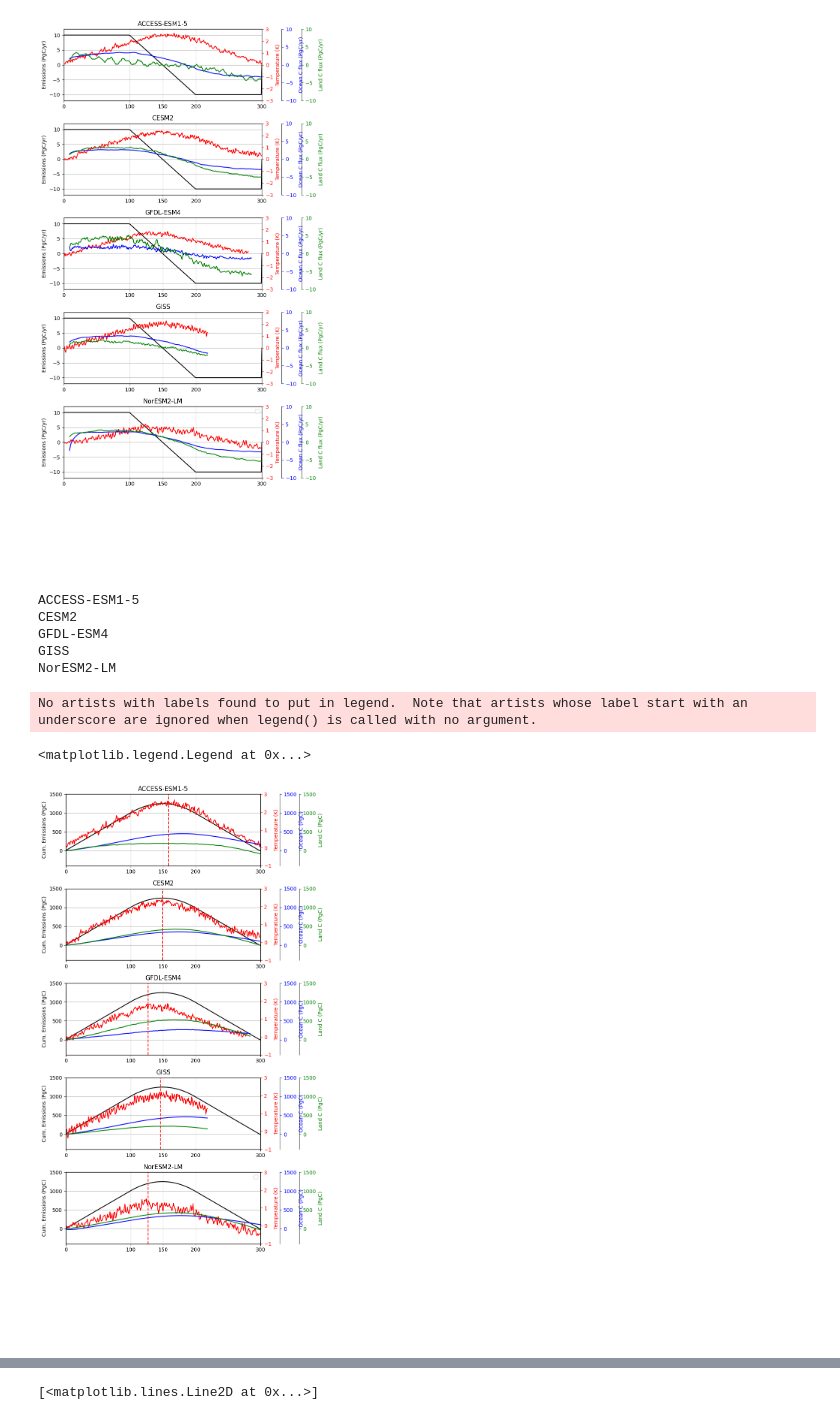
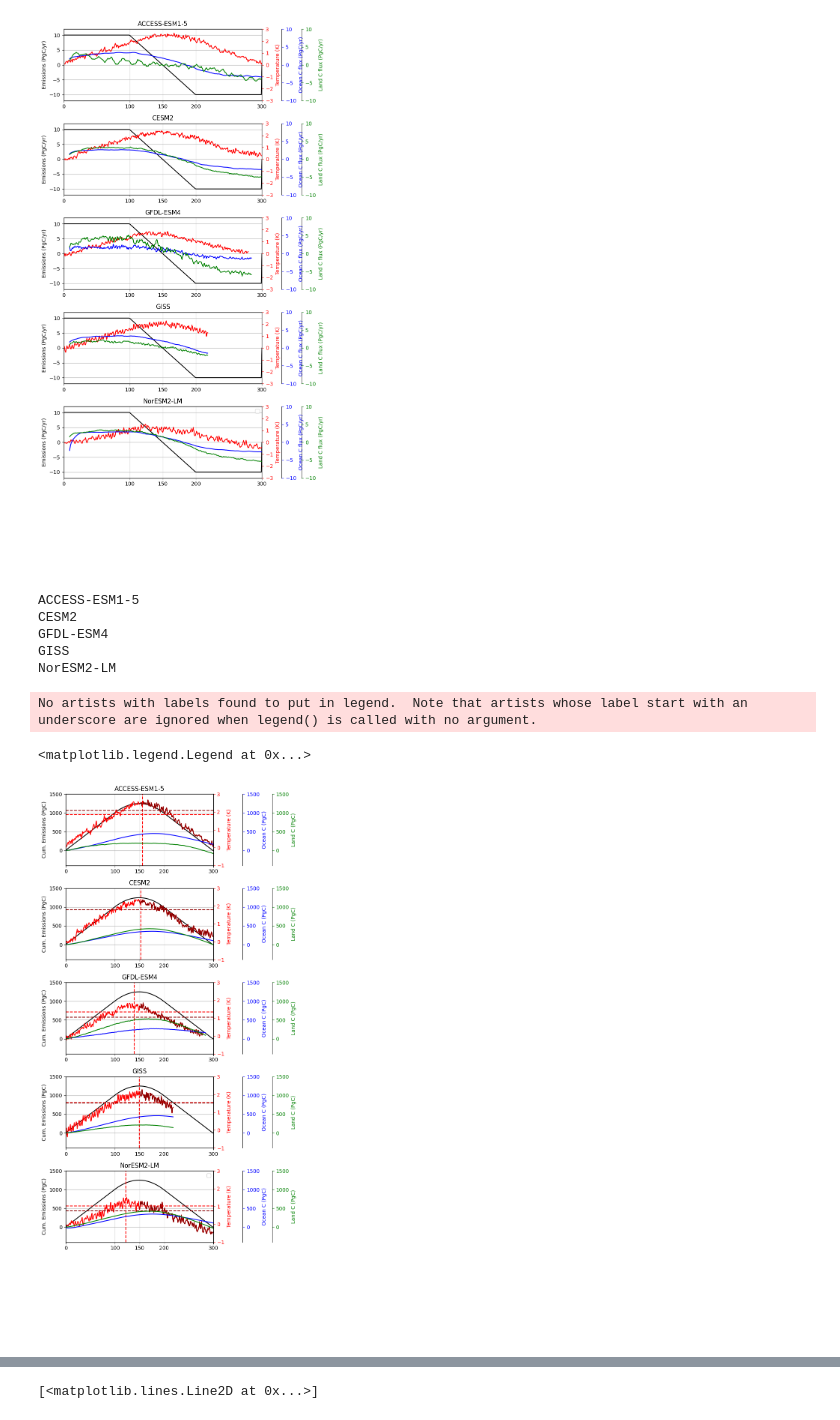
Before and after one commit to ckoven/esm-deck, a Jupyter notebook: flat10_scm.ipynb, the cells around one changed output, grey strips where cells are left out. Saved outputs shown, nothing was run; the diff lists cells and outputs as text; code cells hidden in the pictures.

```diff
--- a/flat10_scm.ipynb
+++ b/flat10_scm.ipynb
@@ -536,6 +530,8 @@ plot_range(t_100pl-t_100,axs[0])
 for i,m in enumerate(mdls):
     axs[0].plot(ed[m]['flat10-zec']['tas'][100:].rolling(year=10).mean()-ed[m]['flat10']['tas'][90:110].mean(),'k')
 axs[0].set_ylim([-.5,.5])
+axs[0].set_ylabel('K')
+
 axs[0].set_title('Fair, ZEC')
 
 plot_range(m_100pl-m_100,axs[1])
@@ -543,16 +539,19 @@ for i,m in enumerate(mdls):
     axs[1].plot(ed[m]['flat10-zec']['tas'][100:].rolling(year=10).mean()-ed[m]['flat10']['tas'][90:110].mean(),'k')
     axs[1].set_ylim([-.5,.5])
 axs[1].set_title('MAGICC, ZEC')
+axs[1].set_ylabel('K')
 
 plot_range(ds_fair.temperature.sel(scenario='esm-flat10_cdr').isel(time=slice(100,300))-t_100,axs[2])
 for i,m in enumerate(mdls):
     axs[2].plot(ed[m]['flat10-cdr']['tas'][100:].rolling(year=10).mean()-ed[m]['flat10']['tas'][90:110].mean(),'k')
 axs[2].set_ylim([-4,1])
 axs[2].set_title('Fair, CDR')
+axs[2].set_ylabel('K')
 
 plot_range(ds_magicc.temperature.sel(scenario='esm-flat10_cdr').isel(time=slice(100,300)).T-m_100,axs[3])
 for i,m in enumerate(mdls):
     axs[3].plot(ed[m]['flat10-cdr']['tas'][100:].rolling(year=10).mean()-ed[m]['flat10']['tas'][90:110].mean(),'k')
     axs[3].set_ylim([-4,1])
 axs[3].set_title('MAGICC, CDR')
+axs[3].set_ylabel('K')
 # %% [output]
@@ -652,15 +651,23 @@ for i,m in enumerate(mdls):
     twin2 = axs[i].twinx()
     twin3 = axs[i].twinx()
 
-    twin2.spines.right.set_position(("axes", 1.1))
-    twin3.spines.right.set_position(("axes", 1.2))
+    twin2.spines.right.set_position(("axes", 1.2))
+    twin3.spines.right.set_position(("axes", 1.4))
 
     axs[i].plot(np.arange(1700,2020),np.cumsum(e_flat10_cdr['Emission Rate (PgC a-1)']),'k')
 
     try:
         (ed[m]['flat10-cdr']['tas']-ed[m]['flat10']['tas'][0]).plot(color='red',ax=twin1,label='flat10')
-        mxy=ed[m]['flat10-cdr']['tas'].rolling(year=20, center=True).mean().idxmax()
-        plt.axvline(mxy,color='r',linestyle='--')
+        (ed[m]['flat10-cdr']['tas'][150:]-ed[m]['flat10']['tas'][0]).plot(color='darkred',ax=twin1,label='flat10')
+
+        mxy=ed[m]['flat10-cdr']['tas'].rolling(year=40, center=True).mean().idxmax()
+        t100=ed[m]['flat10-cdr']['tas'][90:110].mean()
+        t200=ed[m]['flat10-cdr']['tas'][190:210].mean()
+
+        twin1.axvline(mxy,color='r',linestyle='--')
+        twin1.axhline(t100-ed[m]['flat10']['tas'][0],color='r',linestyle='--')
+        twin1.axhline(t200-ed[m]['flat10']['tas'][0],color='darkred',linestyle='--')
+
     except:
         print('fail cdr')
 
@@ -682,31 +689,31 @@ for i,m in enumerate(mdls):
     twin1.set_ylim([-1,3])
     twin2.set_ylim([-400,1500])
     twin3.set_ylim([-400,1500])
     axs[i].set_ylabel('Cum. Emissions (PgC)')
     twin1.set_ylabel('Temperature (K)')
     twin2.set_ylabel('Ocean C (PgC)')
     twin3.set_ylabel('Land C (PgC)')
     twin1.tick_params(axis='y', colors='red')
     twin1.yaxis.label.set_color('red')
     twin2.tick_params(axis='y', colors='blue')
     twin2.yaxis.label.set_color('blue')
     twin3.tick_params(axis='y', colors='green')
     twin3.yaxis.label.set_color('green')
     axs[i].set_title(m)
     axs[i].set_ylim([-400,1500])
     axs[i].set_xlim([1700,2000])
     axs[i].set_xticks([1700,1800,1850,1900,2000])
     axs[i].set_xticklabels([0,100,150,200,300])
     axs[i].grid()
 axs[5].set_axis_off()
 plt.tight_layout()
 axs[4].legend()
 # %% [output]
 ACCESS-ESM1-5
 CESM2
 GFDL-ESM4
 GISS
 NorESM2-LM
 No artists with labels found to put in legend.  Note that artists whose label start with an underscore are ignored when legend() is called with no argument.
 <matplotlib.legend.Legend at 0x...>
-[figure, old version]
+[figure, new version]
```
Also changed, not shown: parts of 4 cells of this notebook, 1 other file.
